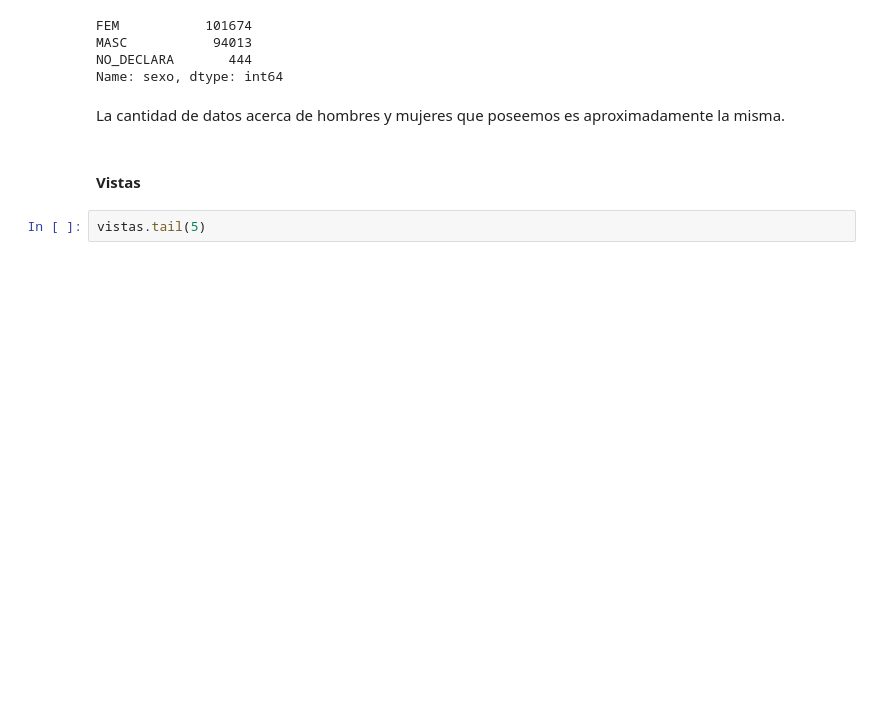
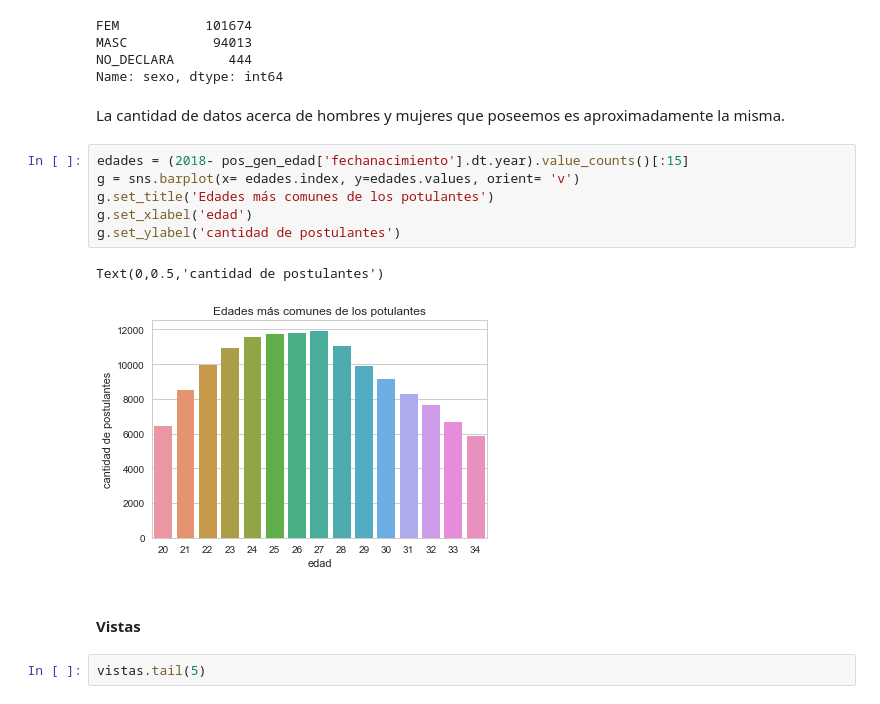
Before and after one commit to FrancoLiberali/tp1-orga-datos-1c2018, a Jupyter notebook: AnalisisExplorario.ipynb, the cells around one changed output. Drawn from its saved outputs; the diff is of its cells as text; blank space fills up the shorter version.

```diff
--- a/AnalisisExplorario.ipynb
+++ b/AnalisisExplorario.ipynb
@@ -171,6 +199,15 @@ NO_DECLARA       444
 Name: sexo, dtype: int64
 # %% [markdown]
 La cantidad de datos acerca de hombres y mujeres que poseemos es aproximadamente la misma.
+# %%
+edades = (2018- pos_gen_edad['fechanacimiento'].dt.year).value_counts()[:15]
+g = sns.barplot(x= edades.index, y=edades.values, orient= 'v')
+g.set_title('Edades más comunes de los potulantes')
+g.set_xlabel('edad')
+g.set_ylabel('cantidad de postulantes')
+# %% [output]
+Text(0,0.5,'cantidad de postulantes')
+[figure, added]
 # %% [markdown]
 #### Vistas
 # %%
```
Also changed, not shown: parts of 38 cells of this notebook.
